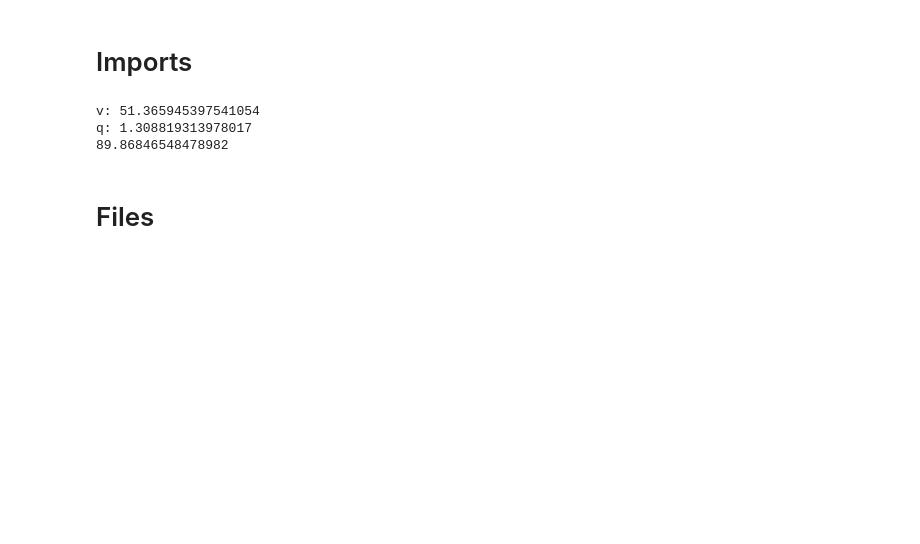
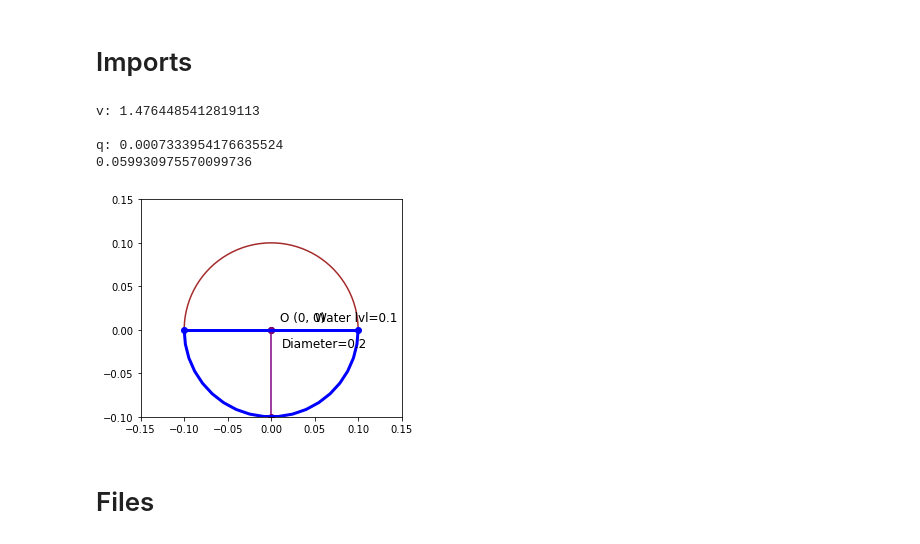
Before and after one commit to BuczynskiRafal/pipe_calculations, a Jupyter notebook: Pipe_drop.ipynb, the cells around one changed output. Drawn from its saved outputs; the diff is of its cells as text; code cells hidden in the pictures; blank space fills up the shorter version.

```diff
--- a/Pipe_drop.ipynb
+++ b/Pipe_drop.ipynb
@@ -30,13 +30,8 @@ def calc_cross_sectional_area(h, d):
     :param d: diameter of the pipe [m]
     """
     if validate_filling(h, d):
-        # promień
         radius = d / 2
-
-        # cięciwa
         chord = math.sqrt((radius ** 2 - ((h-radius) ** 2))) * 2
-
-        # calculate angle - kąt obliczany z reguły cosinusów
         alpha = math.acos((radius ** 2 + radius ** 2 - chord ** 2) / (2 * radius ** 2))
 
         if h > radius:
@@ -58,11 +53,8 @@ def calc_filling_percentage(h, d):
 def calc_u(h, d):
     if validate_filling(h, d):
         radius = d / 2
-        # cięciwa
         chord = math.sqrt((radius ** 2 - (h-radius) ** 2)) * 2
-        # print(f"chord: {chord}")
         angle = math.degrees(math.acos((radius ** 2 + radius ** 2 - chord ** 2) / (2 * radius ** 2)))
-        # print(f"angle: {angle}")
         if h > radius:
             return 2 * math.pi * radius - (angle / 360 * 2 * math.pi * radius)
         return angle / 360 * 2 * math.pi * radius
@@ -77,16 +69,13 @@ def calc_rh(f, u):
 
 
 def calc_velocity(h, d, i):
+    i = i / 1000
     if validate_filling(h, d):
         f = calc_cross_sectional_area(h, d)
         u = calc_u(h, d)
         rh = calc_rh(f, u)
-        a = 1 / 0.013
-        # print(f"a: {a}")
-        # vv = (1/0.013) * rh ** (1/6) * math.sqrt(rh * i)
-        # print(f"vv: {vv}")
-        # print(f"filling: {calc_filling_percentage(h, d)}")
-        return a *  rh ** (2/3) * i ** 0.5
+        n = 1 / 0.013
+        return n *  rh ** (2/3) * i ** 0.5
     return None
 
 
@@ -98,6 +87,7 @@ def calc_flow(h, d, i):
     :param v: the velocity of the fluid
     :return: The product of f and v
     """
+    i = i / 1000
     if validate_filling(h, d):
         f = calc_cross_sectional_area(h, d)
         v = calc_velocity(h, d, i)
@@ -198,16 +188,19 @@ def draw_pipe_section(h, d):
     else:
         logger.info(f"h cannot be greater than d.")
 # %%
-v = calc_velocity(0.16, 0.19, 20)
-print(f"v: {v}")
-q = calc_flow(0.16, 0.19, 20)
+v = calc_velocity(0.1, 0.2, 20)
+print(f"v: {v}\n")
+q = calc_flow(0.1, 0.2, 20)
 print(f"q: {q}")
 
-print(calc_filling_percentage(0.16, 0.19))
+print(calc_filling_percentage(0.1, 20))
+draw_pipe_section(h=0.1, d=0.2)
 # %% [output]
-v: 51.365945397541054
-q: 1.308819313978017
-89.86846548478982
+v: 1.4764485412819113
+
+q: 0.0007333954176635524
+0.059930975570099736
+[figure, added]
 # %% [markdown]
 # Files
 # %%
```
